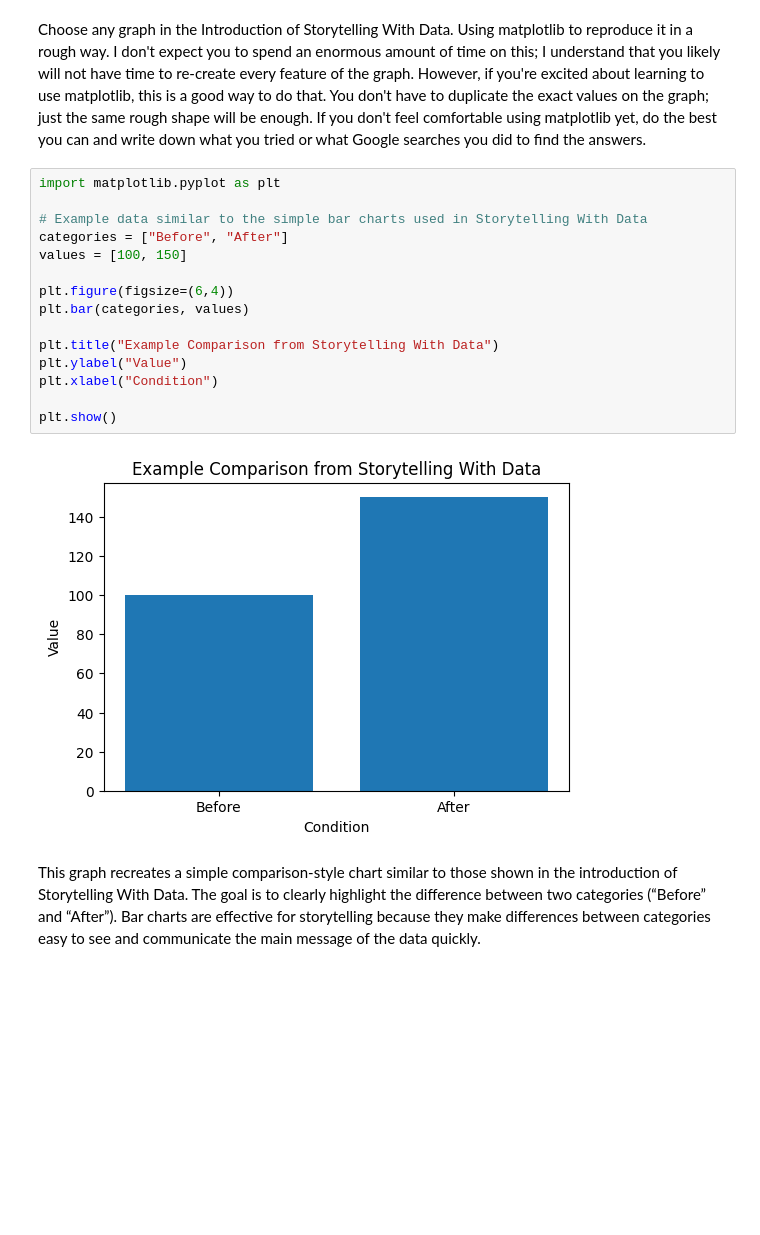
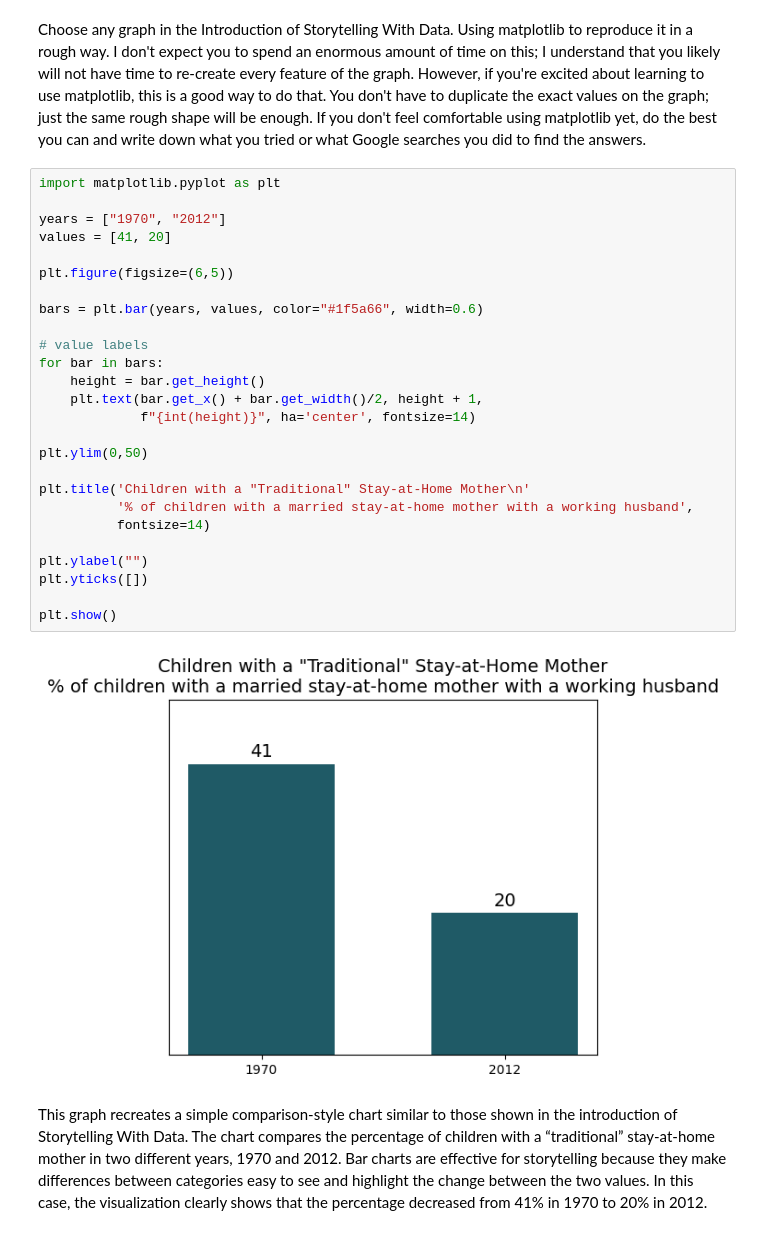
Before and after one commit to dho053-bu/Milestone-3-DX699, a Jupyter notebook: OMDS-ModB2-Week1-Ho-David.ipynb, the cells around one changed output. Saved outputs shown, nothing was run; the diff lists cells and outputs as text; blank space fills up the shorter version.

```diff
--- a/OMDS-ModB2-Week1-Ho-David.ipynb
+++ b/OMDS-ModB2-Week1-Ho-David.ipynb
@@ -556,19 +556,30 @@ Choose any graph in the Introduction of Storytelling With Data.  Using matplotli
 # %%
 import matplotlib.pyplot as plt
 
-# Example data similar to the simple bar charts used in Storytelling With Data
-categories = ["Before", "After"]
-values = [100, 150]
+years = ["1970", "2012"]
+values = [41, 20]
 
-plt.figure(figsize=(6,4))
-plt.bar(categories, values)
+plt.figure(figsize=(6,5))
 
-plt.title("Example Comparison from Storytelling With Data")
-plt.ylabel("Value")
-plt.xlabel("Condition")
+bars = plt.bar(years, values, color="#1f5a66", width=0.6)
+
+# value labels
+for bar in bars:
+    height = bar.get_height()
+    plt.text(bar.get_x() + bar.get_width()/2, height + 1,
+             f"{int(height)}", ha='center', fontsize=14)
+
+plt.ylim(0,50)
+
+plt.title('Children with a "Traditional" Stay-at-Home Mother\n'
+          '% of children with a married stay-at-home mother with a working husband',
+          fontsize=14)
+
+plt.ylabel("")
+plt.yticks([])
 
 plt.show()
 # %% [output]
-[figure, old version]
+[figure, new version]
 # %% [markdown]
-This graph recreates a simple comparison-style chart similar to those shown in the introduction of Storytelling With Data. The goal is to clearly highlight the difference between two categories (“Before” and “After”). Bar charts are effective for storytelling because they make differences between categories easy to see and communicate the main message of the data quickly.
+This graph recreates a simple comparison-style chart similar to those shown in the introduction of Storytelling With Data. The chart compares the percentage of children with a “traditional” stay-at-home mother in two different years, 1970 and 2012. Bar charts are effective for storytelling because they make differences between categories easy to see and highlight the change between the two values. In this case, the visualization clearly shows that the percentage decreased from 41% in 1970 to 20% in 2012.
```
Also changed, not shown: 4 other files.
